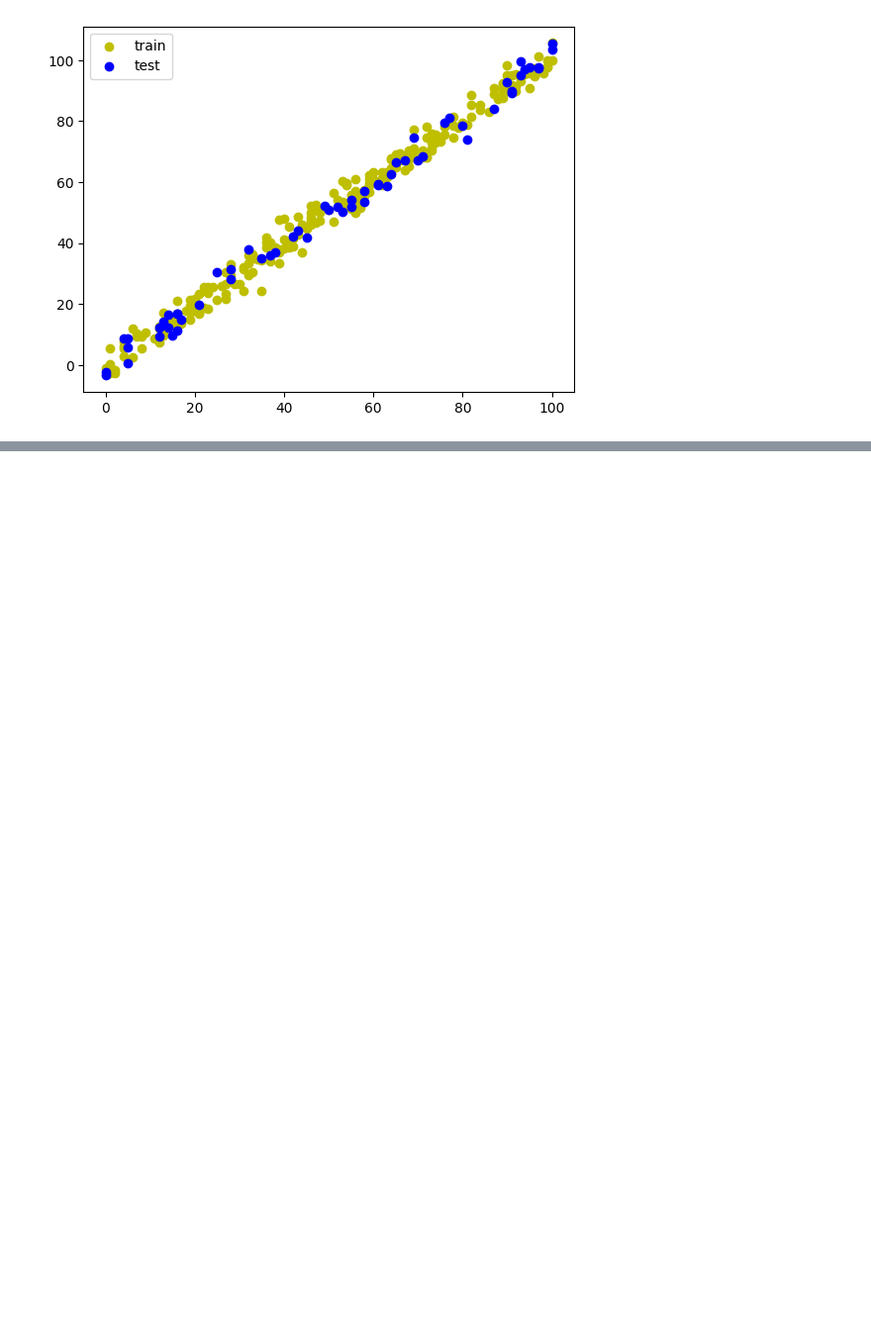
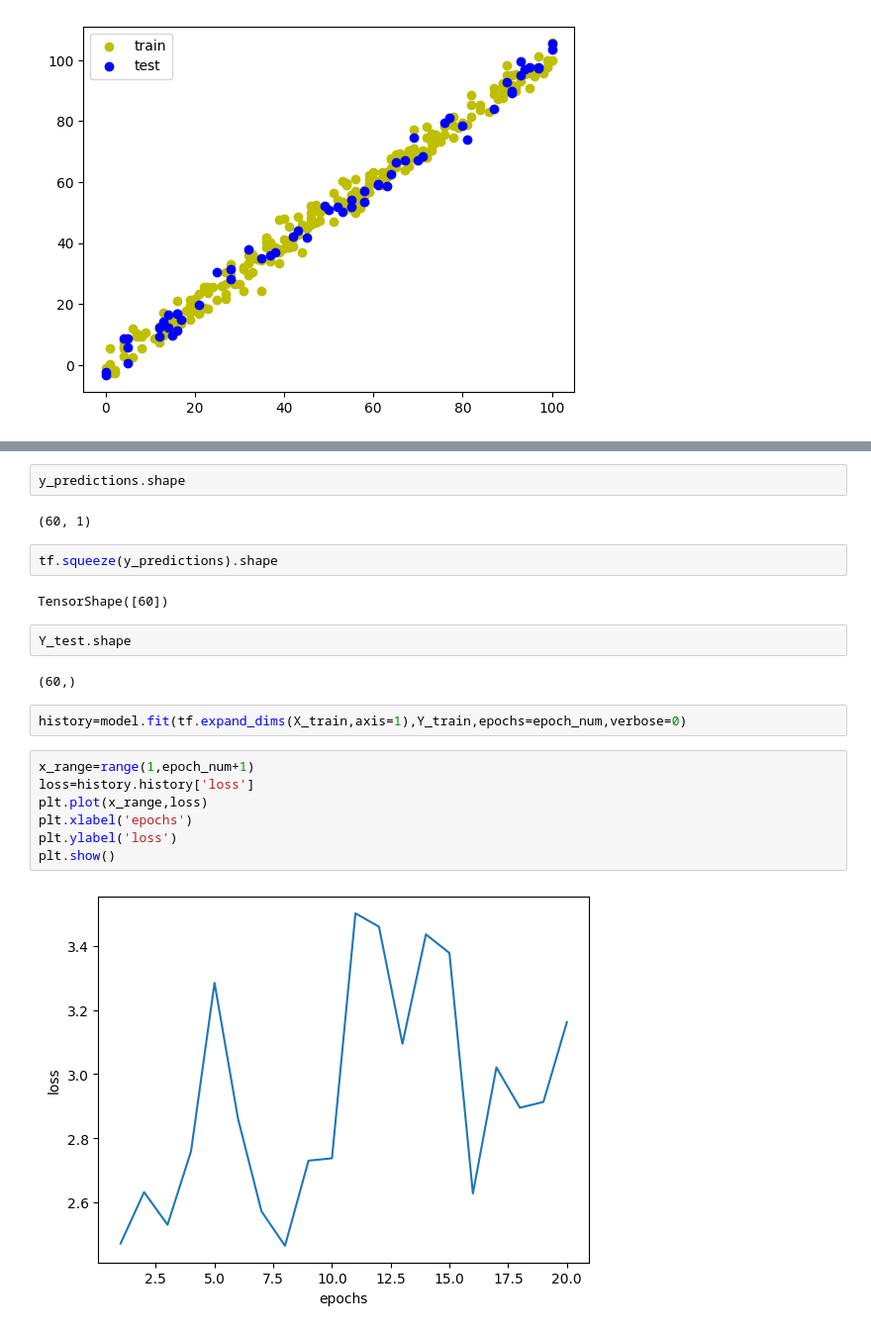
Before and after one commit to KavindaRajapaksha/DeepLearning, a Jupyter notebook: RegressionModelBuilding.ipynb, the cells around one changed output, grey strips where cells are left out. Shown: that part at 99% size. Drawn from its saved outputs; the diff is of its cells as text; blank space fills up the shorter version.

```diff
--- a/RegressionModelBuilding.ipynb
+++ b/RegressionModelBuilding.ipynb
@@ -91,0 +182,23 @@ plt.show()
+# %%
+y_predictions.shape
+# %% [output]
+(60, 1)
+# %%
+tf.squeeze(y_predictions).shape
+# %% [output]
+TensorShape([60])
+# %%
+Y_test.shape
+# %% [output]
+(60,)
+# %%
+history=model.fit(tf.expand_dims(X_train,axis=1),Y_train,epochs=epoch_num,verbose=0)
+# %%
+x_range=range(1,epoch_num+1)
+loss=history.history['loss']
+plt.plot(x_range,loss)
+plt.xlabel('epochs')
+plt.ylabel('loss')
+plt.show()
+# %% [output]
+[figure, added]
```
Also changed, not shown: parts of 7 cells of this notebook.
